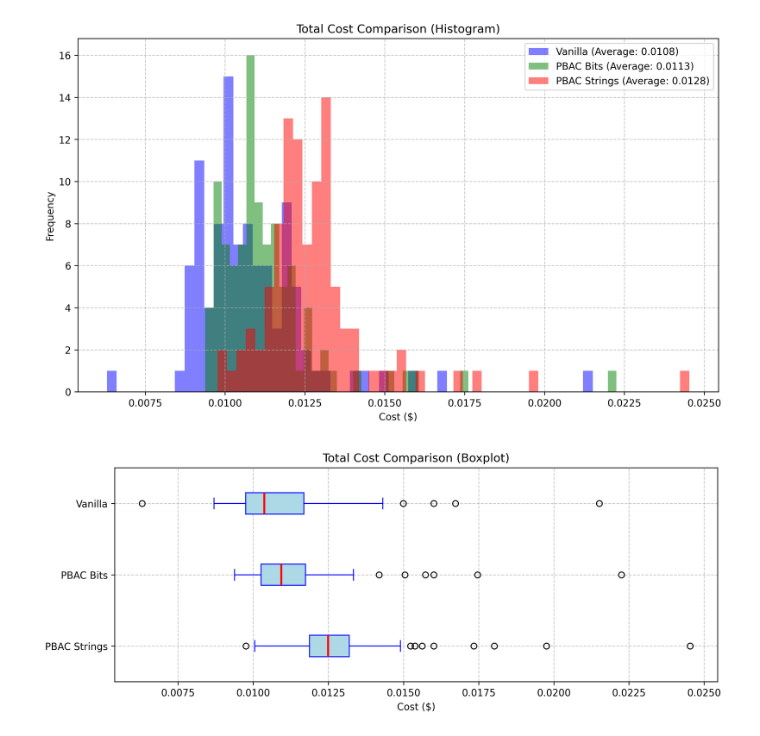
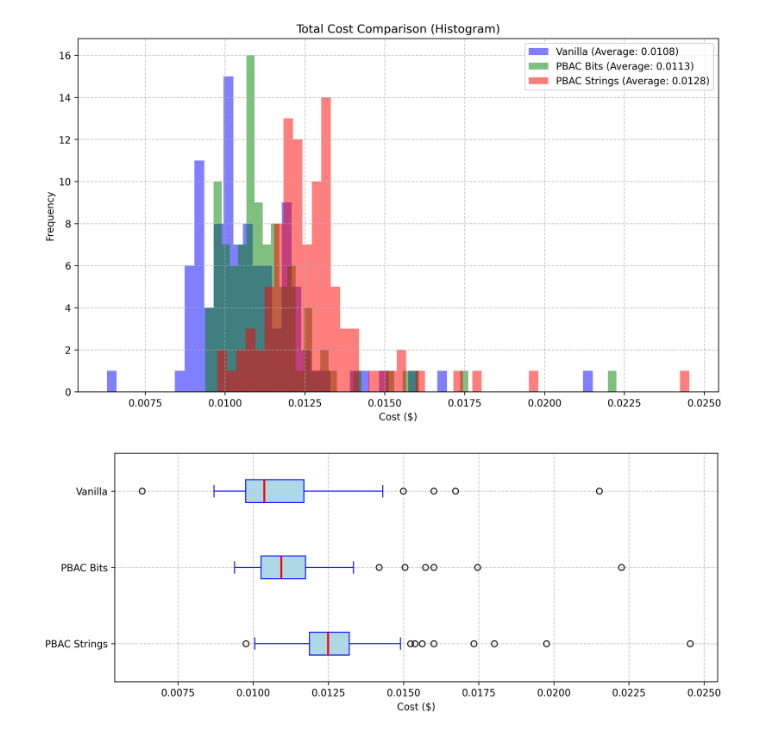
Before and after one commit to bodejan/ChatPBAC, a Jupyter notebook: evaluation.ipynb, the cells around one changed output. Cells and saved outputs as stored; diff of their text form; code cells hidden in the pictures.

```diff
--- a/evaluation.ipynb
+++ b/evaluation.ipynb
@@ -1051,33 +1055,31 @@ import matplotlib.pyplot as plt
 data = [
     df['total_cost_pbac'],
     df['total_cost_pbac_bits'],
     df['total_cost'],
 ]
 
 # Labels for the boxplots
 labels = ['PBAC Strings', 'PBAC Bits' , 'Vanilla']
 
 # Create the figure and axis
 plt.figure(figsize=(10, 4), dpi=300)
 
 # Create the boxplot with horizontal orientation
 plt.boxplot(data, labels=labels, patch_artist=True, vert=False,
             boxprops=dict(facecolor='lightblue', color='blue'),
             medianprops=dict(color='red', linewidth=2),
             whiskerprops=dict(color='blue'),
             capprops=dict(color='blue'))
 
-# Add labels and title
-plt.title('Total Cost Comparison (Boxplot)')
 plt.xlabel('Cost ($)')  # Change to xlabel for horizontal plot
 
 # Show gridlines for better readability
 plt.grid(True, linestyle='--', alpha=0.7)
 
 # Adjust layout for better visualization
 plt.tight_layout()
 
 # Show the plot
 plt.show()
 # %% [output]
-[figure, old version]
+[figure, new version]
```
Also changed, not shown: parts of 2 cells of this notebook.
